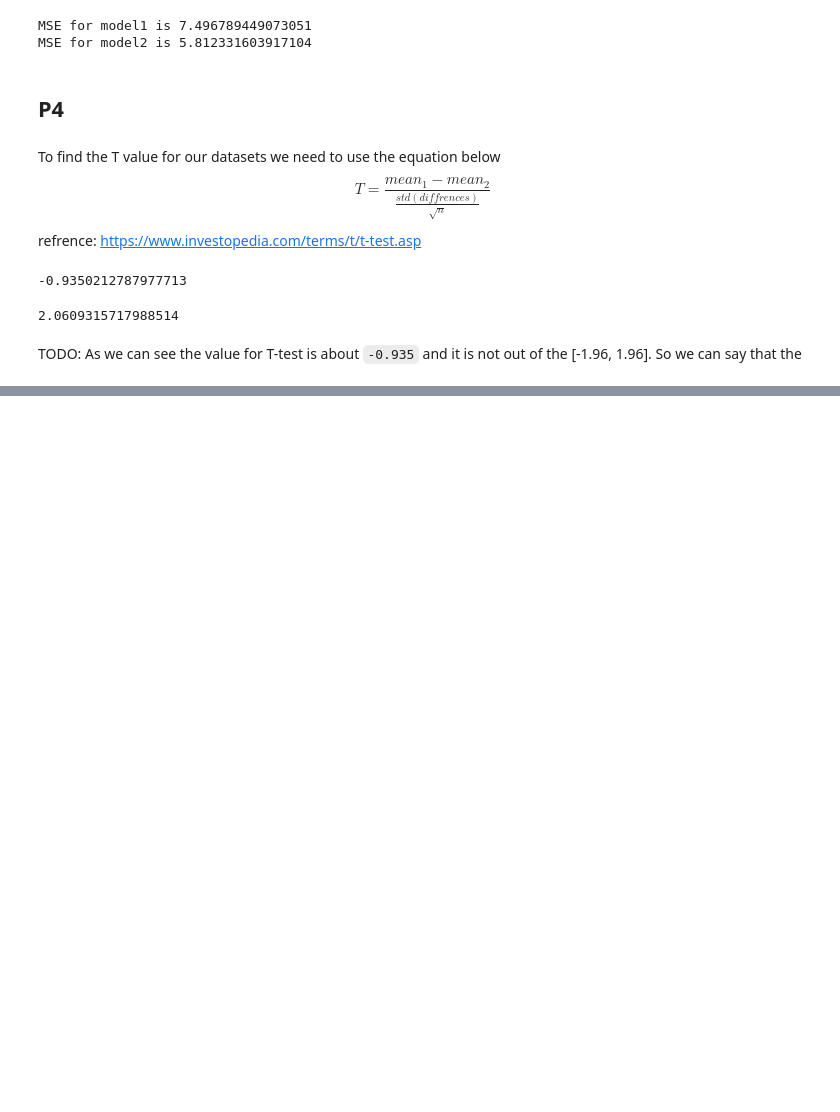
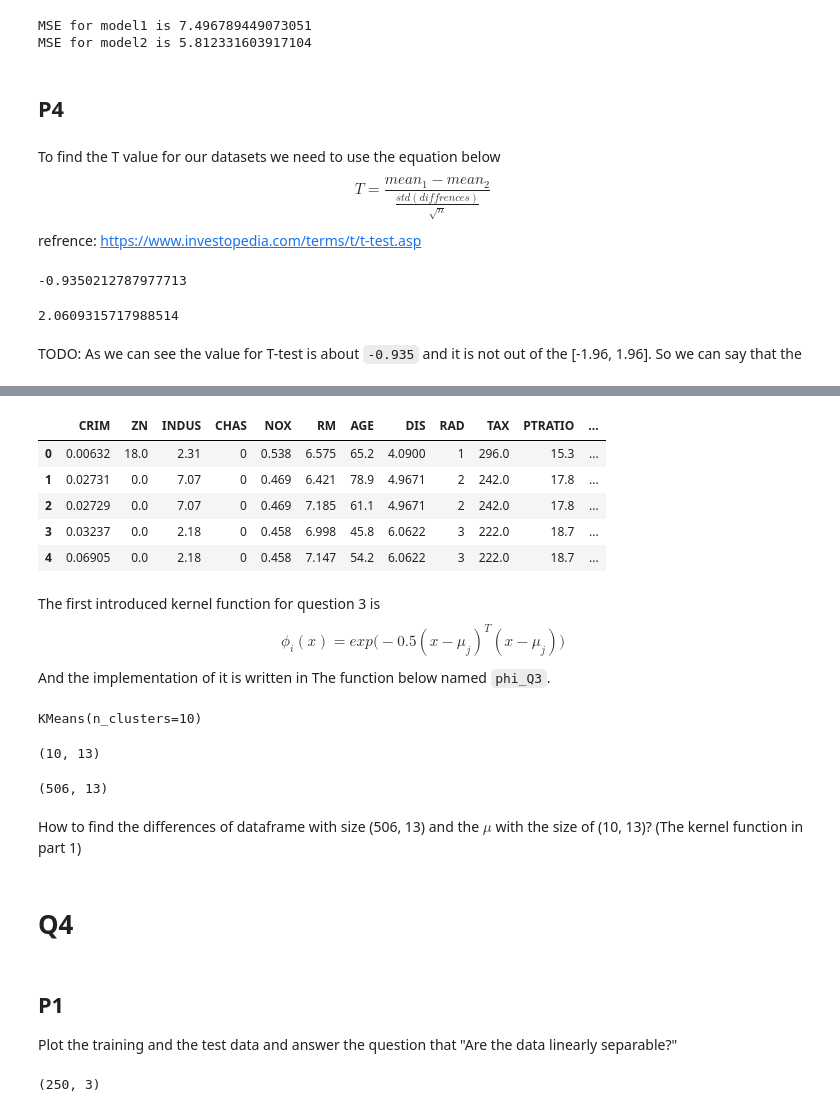
Before and after one commit to amindadgar/Machine-Learning, a Jupyter notebook: HW2/main.ipynb, the cells around one changed output, grey strips where cells are left out. Saved outputs shown, nothing was run; the diff lists cells and outputs as text; code cells hidden in the pictures; blank space fills up the shorter version.

Commit message:
Question 4 Codes are completed!

```diff
--- a/HW2/main.ipynb
+++ b/HW2/main.ipynb
@@ -359,0 +391,17 @@ TODO: As we can see the value for T-test is about `-0.935` and it is not out of
+# %%
+df_X = df_housing[columns[:-1]]
+# %%
+df_X.head()
+# %% [output]
+|  | CRIM | ZN | INDUS | CHAS | NOX | RM | AGE | DIS | RAD | TAX | PTRATIO | ... |
+| 0 | 0.00632 | 18.0 | 2.31 | 0 | 0.538 | 6.575 | 65.2 | 4.0900 | 1 | 296.0 | 15.3 | ... |
+| 1 | 0.02731 | 0.0 | 7.07 | 0 | 0.469 | 6.421 | 78.9 | 4.9671 | 2 | 242.0 | 17.8 | ... |
+| 2 | 0.02729 | 0.0 | 7.07 | 0 | 0.469 | 7.185 | 61.1 | 4.9671 | 2 | 242.0 | 17.8 | ... |
+| 3 | 0.03237 | 0.0 | 2.18 | 0 | 0.458 | 6.998 | 45.8 | 6.0622 | 3 | 222.0 | 18.7 | ... |
+| 4 | 0.06905 | 0.0 | 2.18 | 0 | 0.458 | 7.147 | 54.2 | 6.0622 | 3 | 222.0 | 18.7 | ... |
+# %% [markdown]
+The first introduced kernel function for question 3 is
+\begin{equation}
+\phi_i(x) = exp\big( -0.5 (x-\mu_j)^T (x-\mu_j)\big)
+\end{equation}
+And the implementation of it is written in The function below named `phi_Q3`.
@@ -359,0 +430,31 @@ TODO: As we can see the value for T-test is about `-0.935` and it is not out of
+# %%
+KmeansClassifier = KMeans(n_clusters=10)
+KmeansClassifier.fit(X=df_X,y= df_housing['MEDV'])
+# %% [output]
+KMeans(n_clusters=10)
+# %%
+Mu = KmeansClassifier.cluster_centers_
+Mu.shape
+# %% [output]
+(10, 13)
+# %%
+df_X.shape
+# %% [output]
+(506, 13)
+# %% [markdown]
+How to find the differences of dataframe with size (506, 13) and the $\mu$ with the size of (10, 13)? (The kernel function in part 1)
+# %% [markdown]
+# Q4
+# %% [markdown]
+## P1
+Plot the training and the test data and answer the question that "Are the data linearly separable?"
+# %%
+cols = ['X', 'Y', 'label']
+train_ds = pd.read_csv('./hw2_data/classification_trn.txt',
+                       delimiter=' +',
+                      names=cols,
+                      index_col=False,
+                      engine='python')
+train_ds.shape
+# %% [output]
+(250, 3)
```
Also changed, not shown: parts of 20 cells of this notebook, 4 other files.
